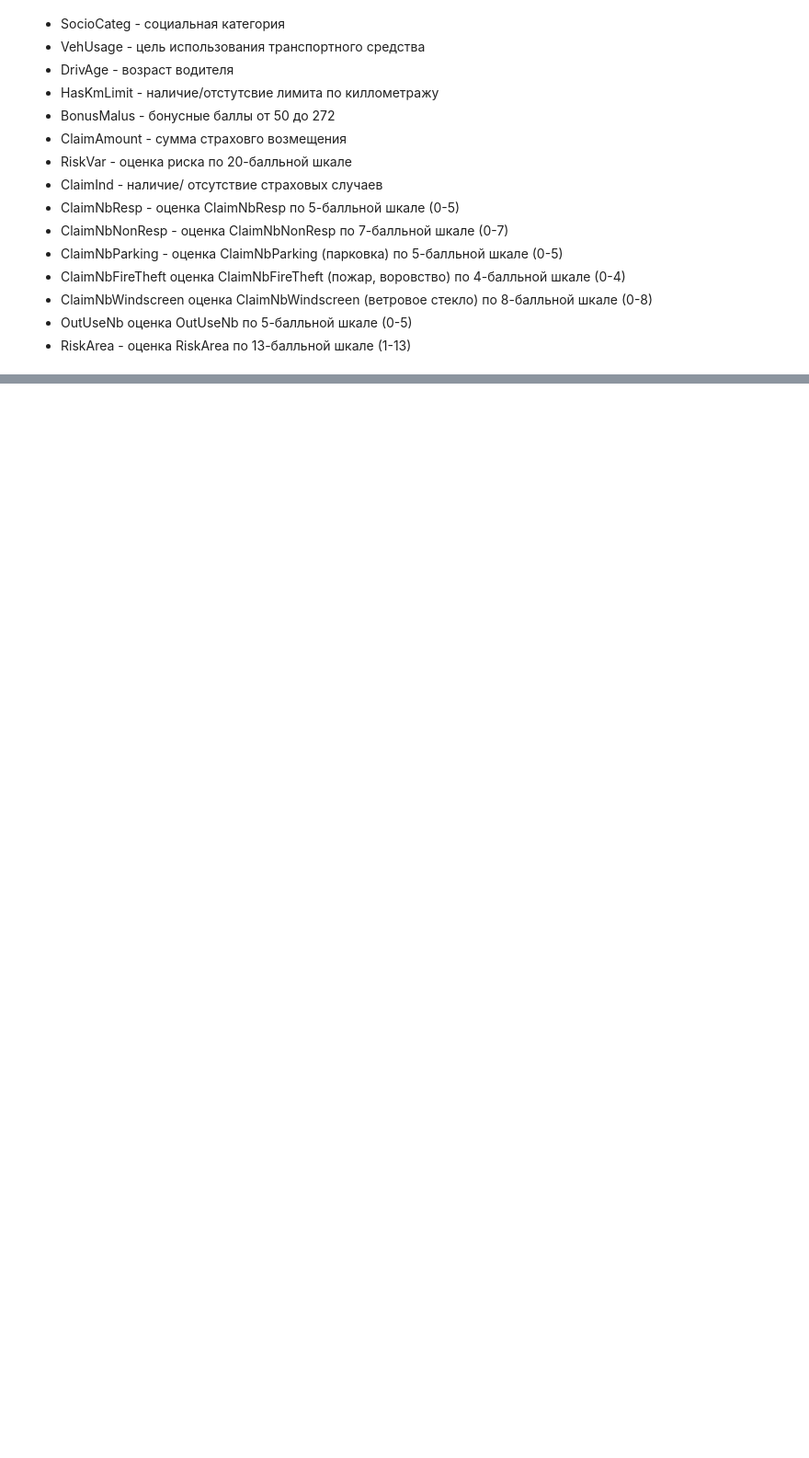
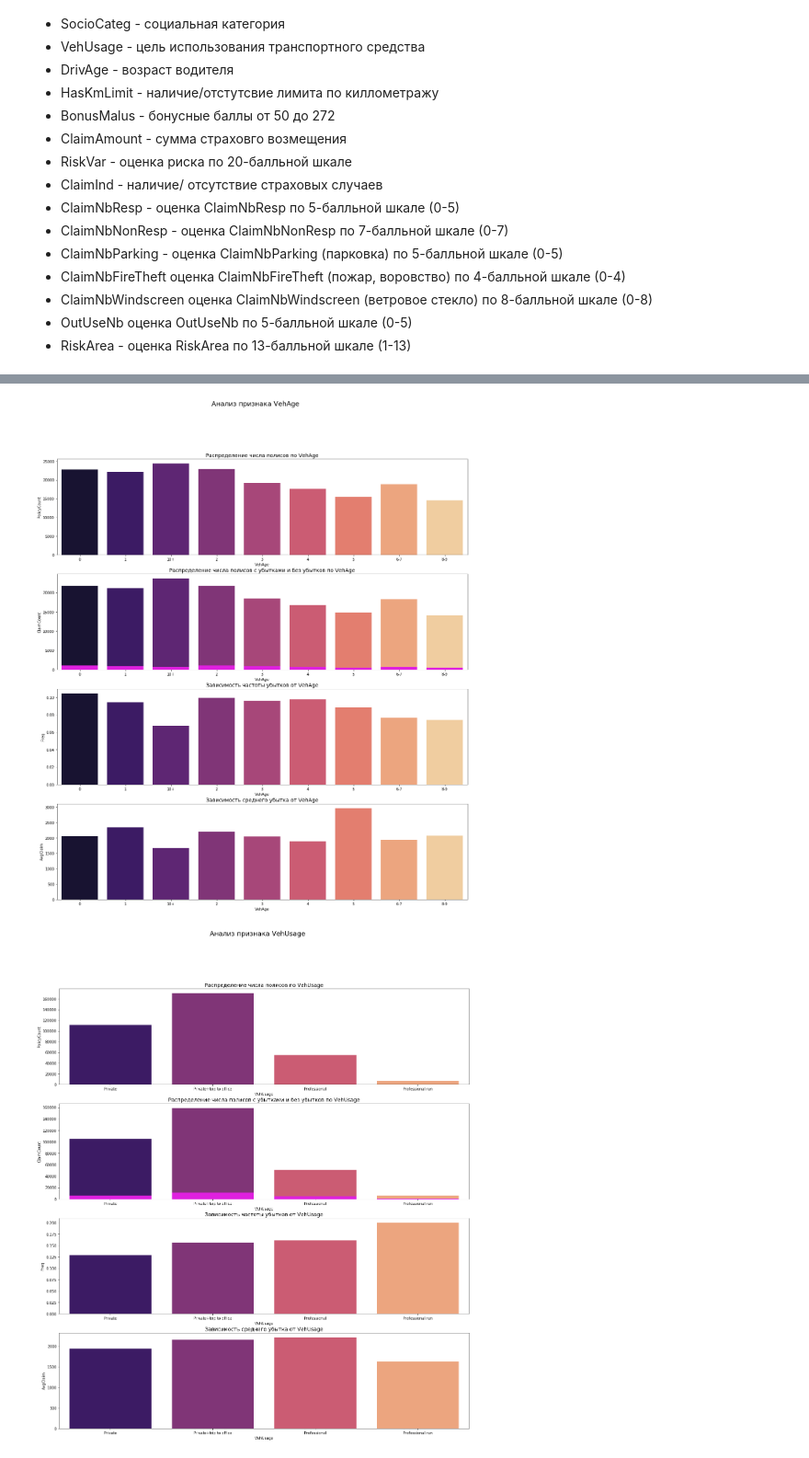
Before and after one commit to lyutov89/ML_in_production, a Jupyter notebook: lesson_6/lesson6-hw.ipynb, the cells around one changed output, grey strips where cells are left out. Shown at 92% size. Saved outputs shown, nothing was run; the diff lists cells and outputs as text; code cells hidden in the pictures; blank space fills up the shorter version.

```diff
--- a/lesson_6/lesson6-hw.ipynb
+++ b/lesson_6/lesson6-hw.ipynb
@@ -76,0 +263,6 @@ df_group_age['AvgClaim'] = df_group_age.ClaimAmount / df_group_age.ClaimCount
+# %%
+for feature in CAT_FEATURE_NAMES:
+    if feature in CAT_FEATURE_NAMES and feature in already_analyze_features:
+        CAT_FEATURE_NAMES.remove(feature)
+    elif feature in CAT_FEATURE_NAMES and feature in TIME_features:
+        CAT_FEATURE_NAMES.remove(feature)
@@ -76,0 +284,4 @@ df_group_age['AvgClaim'] = df_group_age.ClaimAmount / df_group_age.ClaimCount
+# %%
+CAT_FEATURE_NAMES.remove('RecordEnd')
+# %%
+CAT_FEATURE_NAMES.remove('MariStat')
@@ -76,0 +290,24 @@ df_group_age['AvgClaim'] = df_group_age.ClaimAmount / df_group_age.ClaimCount
+# %%
+def plot_feature(df, feature):
+    fig, axes = plt.subplots(4, 1, figsize=(20, 22))
+
+    df_group_var = df[['Exposure', 'PolicyCount','ClaimAmount', 'ClaimCount', 'NoClaimCount']].groupby(df[feature]).sum()
+    df_group_var = df_group_var.reset_index()
+
+    df_group_var['Freq'] = df_group_var.ClaimCount / df_group_var.Exposure
+    df_group_var['AvgClaim'] = df_group_var.ClaimAmount / df_group_var.ClaimCount
+
+    sns.barplot(x=df_group_var[feature], y=df_group_var['PolicyCount'], palette="magma", ax=axes[0])
+    sns.barplot(x=df_group_var[feature], y=df_group_var['NoClaimCount'], palette="magma", ax=axes[1])
+    sns.barplot(x=df_group_var[feature], y=df_group_var['ClaimCount'], color='fuchsia', ax=axes[1])
+    sns.barplot(x=df_group_var[feature], y=df_group_var['Freq'], palette="magma", ax=axes[2])
+    sns.barplot(x=df_group_var[feature], y=df_group_var['AvgClaim'], palette="magma", ax=axes[3])
+
+    fig.suptitle(f'Анализ признака {feature}', fontsize=18)
+    axes[0].set_title(f'Распределение числа полисов по {feature}', size=14)
+    axes[1].set_title(f'Распределение числа полисов с убытками и без убытков по {feature}', size=14)
+    axes[2].set_title(f'Зависимость частоты убытков от {feature}', size=14)
+    axes[3].set_title(f'Зависимость среднего убытка от {feature}', size=14)
+    print('\n')
+    plt.show()
+    print('\n')
@@ -76,0 +318,6 @@ df_group_age['AvgClaim'] = df_group_age.ClaimAmount / df_group_age.ClaimCount
+# %%
+for feature in CAT_FEATURE_NAMES:
+    plot_feature(df, feature)
+# %% [output]
+[figure, added]
+[figure, added]
```
Also changed, not shown: parts of 39 cells of this notebook.
